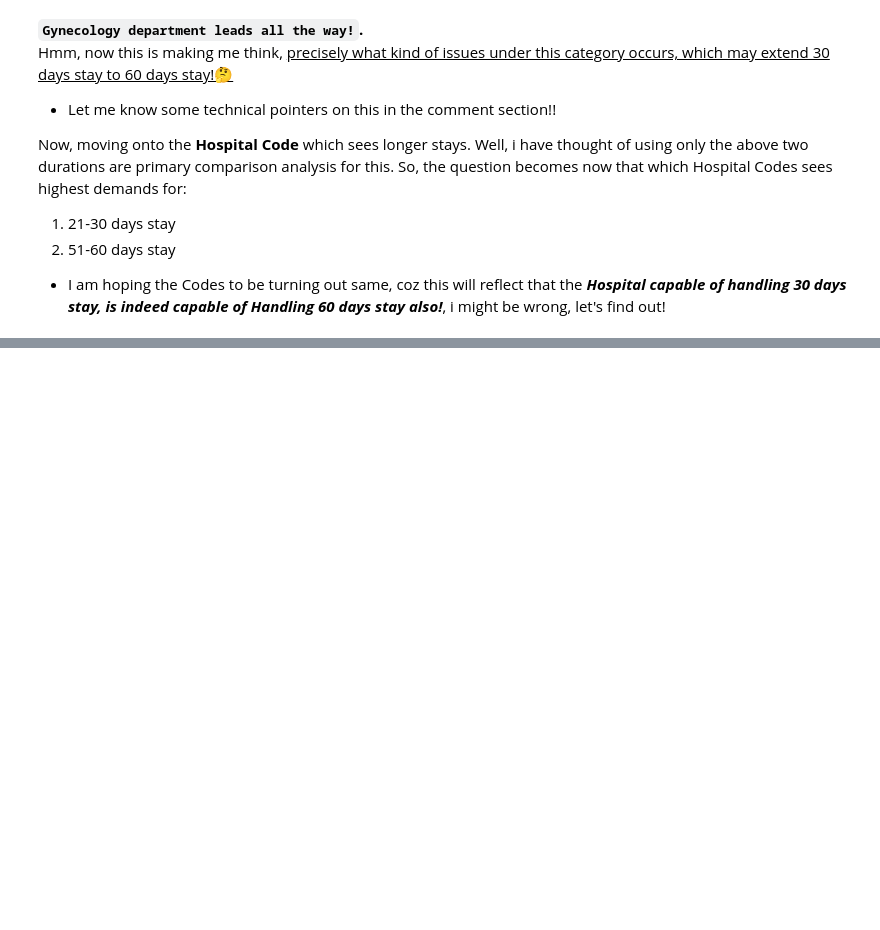
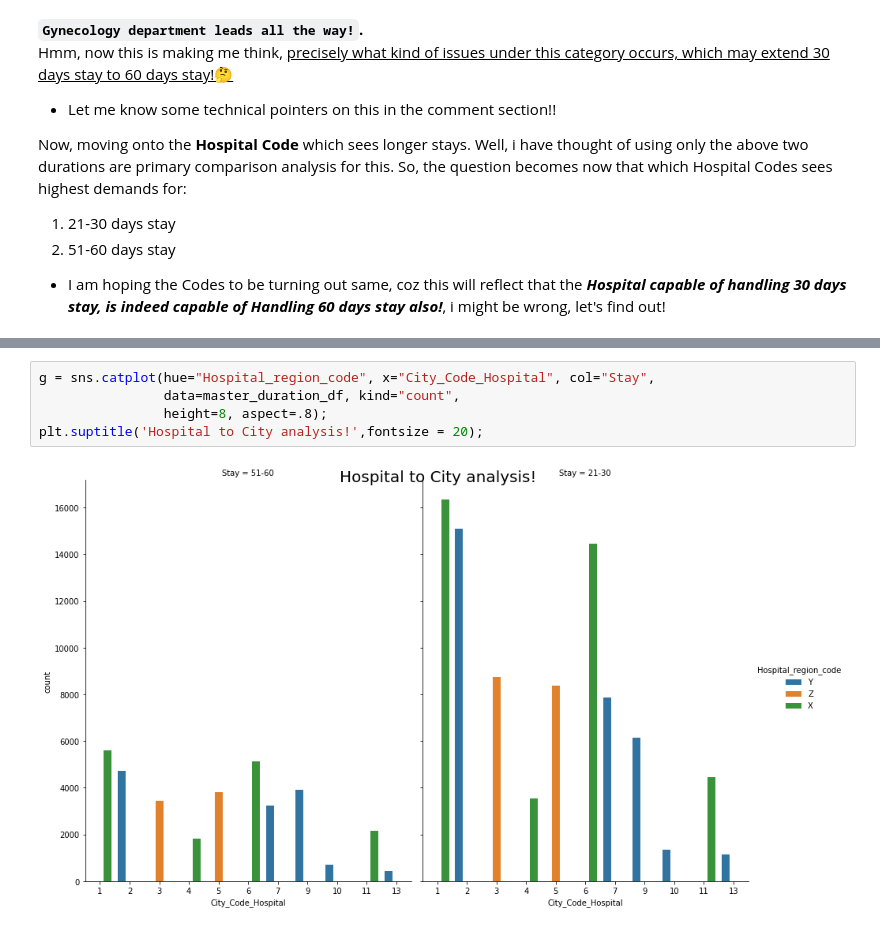
Before and after one commit to mishra-atul5001/Data-Science-Medium-Content, a Jupyter notebook: healthcare-problem-statement.ipynb, the cells around one changed output, grey strips where cells are left out. Drawn from its saved outputs; the diff is of its cells as text; blank space fills up the shorter version.

```diff
--- a/healthcare-problem-statement.ipynb
+++ b/healthcare-problem-statement.ipynb
@@ -226,0 +258,7 @@ So, the question becomes now that which Hospital Codes sees highest demands for:
+# %%
+g = sns.catplot(hue="Hospital_region_code", x="City_Code_Hospital", col="Stay",
+                data=master_duration_df, kind="count",
+                height=8, aspect=.8);
+plt.suptitle('Hospital to City analysis!',fontsize = 20);
+# %% [output]
+[figure, added]
```
Also changed, not shown: parts of 16 cells of this notebook.
